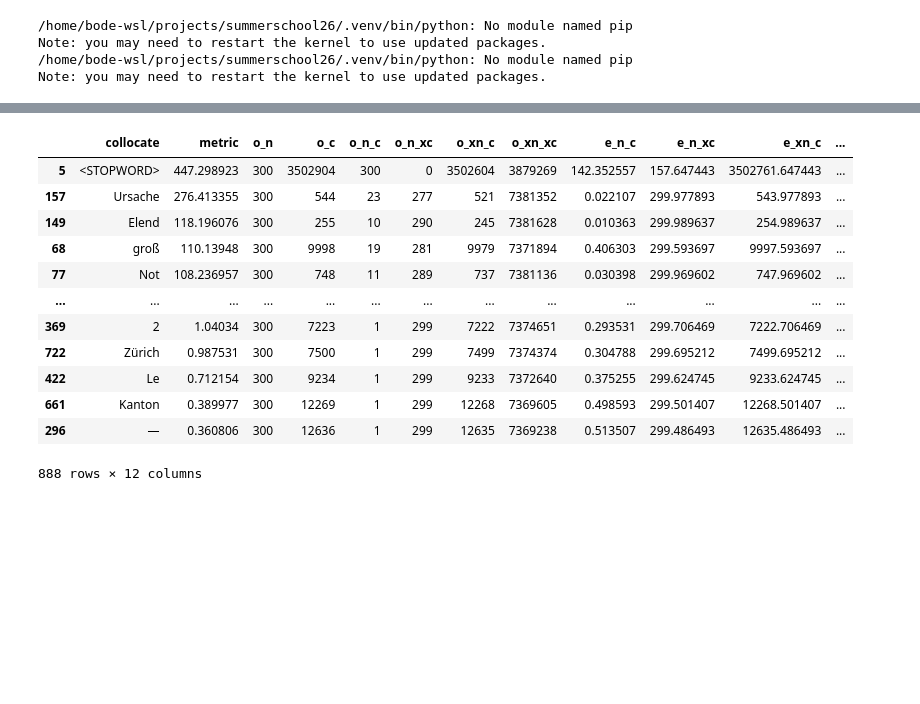
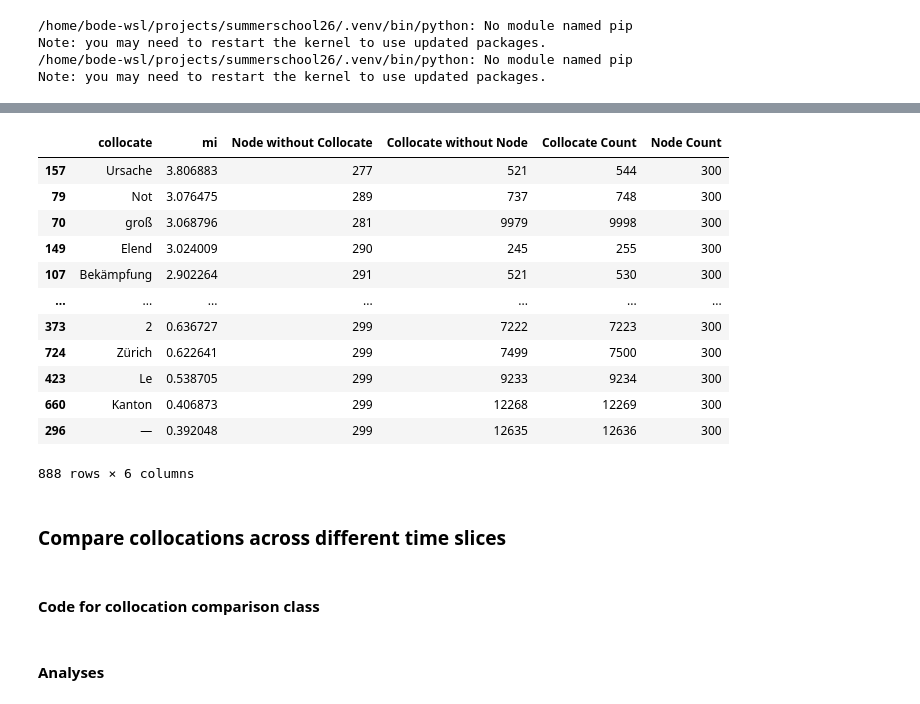
Before and after one commit to zentralbibliothek-zuerich/zblab-summerschool-2026, a Jupyter notebook: notebooks/03_frequency_and_keyness.ipynb, the cells around one changed output, grey strips where cells are left out. Drawn from its saved outputs; the diff is of its cells as text; code cells hidden in the pictures; blank space fills up the shorter version.

```diff
--- a/notebooks/03_frequency_and_keyness.ipynb
+++ b/notebooks/03_frequency_and_keyness.ipynb
@@ -70,8 +80,5 @@ if IN_COLAB:
 # %%
-if LOAD_OWN_DATA:
-    # RAWDATA_PATH = DATA_DIR / f"{CORPUS_NAME}.filtered.csv"
-    # raw_df = pd.read_csv(RAWDATA_PATH, index_col="id")
-
+if USE_YOUR_DATA:
     RAWDATA_PATH = DATA_DIR / f"{CORPUS_NAME}.filtered.parquet"
     raw_df = pd.read_parquet(RAWDATA_PATH)
 # %% [markdown]
@@ -161,7 +167,7 @@ AssertionError: ❌ Cancelled.
 # %%
-if "lemmas" not in raw_df.columns:
+if "lemmas" not in raw_df.columns or raw_df["lemmas"].isna().all():
     raw_df = raw_df.join(lemma_df)
 
-if "tokens" not in raw_df.columns:
+if "tokens" not in raw_df.columns or raw_df["tokens"].isna().all():
     raw_df = raw_df.join(wordform_df)
 # %% [markdown]
@@ -195,0 +175,16 @@ lemma_c.most_common(10)
+# %%
+from collections import Counter
+
+def count_tokens(df, column: Literal["lemmas", "tokens"], show_progress: bool = True) -> Counter:
+
+    counter = Counter()
+    for doc in tqdm(df[column], desc="Counting Tokens", leave=False, disable=not show_progress):
+        for sentence in doc:
+            for token in sentence:
+                counter[token] += 1
+    return counter
+
+# ⬇️⬇️⬇️
+c = count_tokens(raw_df, "lemmas") # or "tokens")
+c.most_common(10)
+# ⬆️⬆️⬆️
@@ -461,0 +515,15 @@ colloc_engine = CollocationEngine(raw_df, "lemmas", window=5, mask_stopwords=Tru
+# %%
+STOPWORDS = set(nltk.corpus.stopwords.words("german"))
+
+# ⬇️⬇️⬇️ Adjust the stopword list if you find other undesired characters or words in your analyses.
+# ❗ Stopword removal is unelegant but necessary for certain collocation metrics.
+# Take caution, as you are altering and biasing your object of study.
+STOPWORDS = STOPWORDS.union(set([
+    "»",
+    "«",
+    ".",
+    ",",
+]))
+# ⬆️⬆️⬆️
+
+colloc_engine = CollocationEngine(raw_df, "lemmas", window=5, stopwords=list(STOPWORDS))
@@ -462,18 +548,23 @@ colloc_engine = CollocationEngine(raw_df, "lemmas", window=5, mask_stopwords=Tru
 # %%
-colloc_df = colloc_engine.get_collocations_for_word(["Armut", "Armuth"], metric="llr")
-colloc_df
+# ⬇️⬇️⬇️ You can combine spellings or inflectional variants in the query to get more robust results.
+colloc_engine.get_collocations_for_word(["Armut", "Armuth"], metric="mi")
+# ⬆️⬆️⬆️
 # %% [output]
-|  | collocate | metric | o_n | o_c | o_n_c | o_n_xc | o_xn_c | o_xn_xc | e_n_c | e_n_xc | e_xn_c | ... |
-| 5 | <STOPWORD> | 447.298923 | 300 | 3502904 | 300 | 0 | 3502604 | 3879269 | 142.352557 | 157.647443 | 3502761.647443 | ... |
-| 157 | Ursache | 276.413355 | 300 | 544 | 23 | 277 | 521 | 7381352 | 0.022107 | 299.977893 | 543.977893 | ... |
-| 149 | Elend | 118.196076 | 300 | 255 | 10 | 290 | 245 | 7381628 | 0.010363 | 299.989637 | 254.989637 | ... |
-| 68 | groß | 110.13948 | 300 | 9998 | 19 | 281 | 9979 | 7371894 | 0.406303 | 299.593697 | 9997.593697 | ... |
-| 77 | Not | 108.236957 | 300 | 748 | 11 | 289 | 737 | 7381136 | 0.030398 | 299.969602 | 747.969602 | ... |
-| ... | ... | ... | ... | ... | ... | ... | ... | ... | ... | ... | ... | ... |
-| 369 | 2 | 1.04034 | 300 | 7223 | 1 | 299 | 7222 | 7374651 | 0.293531 | 299.706469 | 7222.706469 | ... |
-| 722 | Zürich | 0.987531 | 300 | 7500 | 1 | 299 | 7499 | 7374374 | 0.304788 | 299.695212 | 7499.695212 | ... |
-| 422 | Le | 0.712154 | 300 | 9234 | 1 | 299 | 9233 | 7372640 | 0.375255 | 299.624745 | 9233.624745 | ... |
-| 661 | Kanton | 0.389977 | 300 | 12269 | 1 | 299 | 12268 | 7369605 | 0.498593 | 299.501407 | 12268.501407 | ... |
-| 296 | — | 0.360806 | 300 | 12636 | 1 | 299 | 12635 | 7369238 | 0.513507 | 299.486493 | 12635.486493 | ... |
+|  | collocate | mi | Node without Collocate | Collocate without Node | Collocate Count | Node Count |
+| 157 | Ursache | 3.806883 | 277 | 521 | 544 | 300 |
+| 79 | Not | 3.076475 | 289 | 737 | 748 | 300 |
+| 70 | groß | 3.068796 | 281 | 9979 | 9998 | 300 |
+| 149 | Elend | 3.024009 | 290 | 245 | 255 | 300 |
+| 107 | Bekämpfung | 2.902264 | 291 | 521 | 530 | 300 |
+| ... | ... | ... | ... | ... | ... | ... |
+| 373 | 2 | 0.636727 | 299 | 7222 | 7223 | 300 |
+| 724 | Zürich | 0.622641 | 299 | 7499 | 7500 | 300 |
+| 423 | Le | 0.538705 | 299 | 9233 | 9234 | 300 |
+| 660 | Kanton | 0.406873 | 299 | 12268 | 12269 | 300 |
+| 296 | — | 0.392048 | 299 | 12635 | 12636 | 300 |
-888 rows × 12 columns
+888 rows × 6 columns
+# %% [markdown]
+### Compare collocations across different time slices
+# %% [markdown]
+#### Code for collocation comparison class
 # %%
@@ -525,0 +604,2 @@ comparer = CollocationComparer(dfs, column="lemmas", window=5, mask_stopwords=Tr
+# %% [markdown]
+#### Analyses
```
Also changed, not shown: parts of 49 cells of this notebook, 11 other files.
